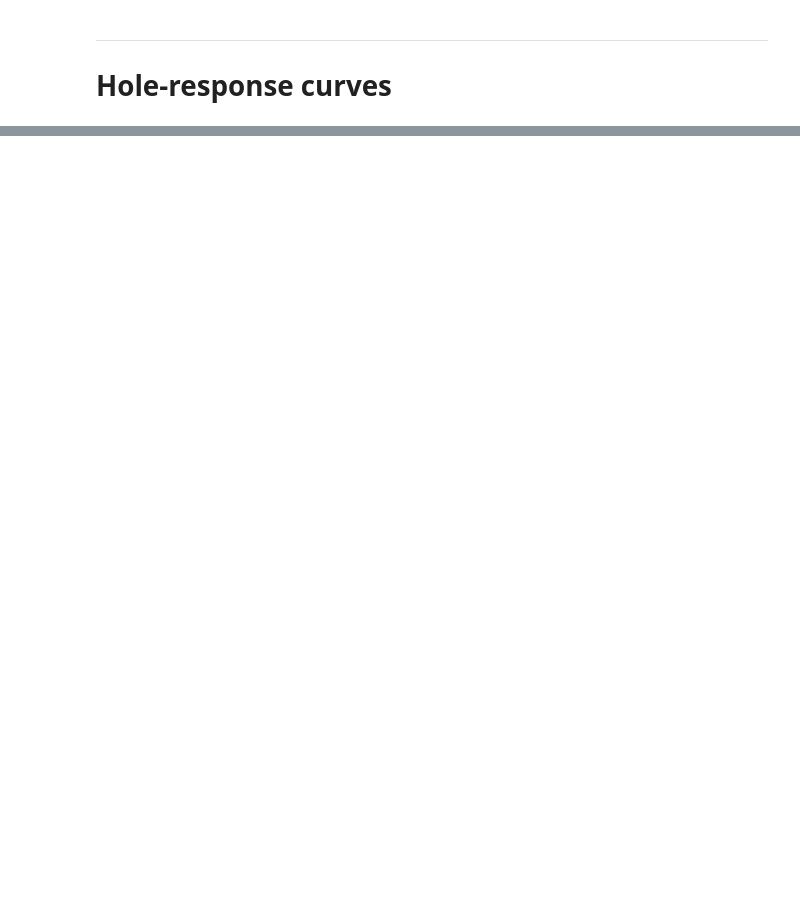
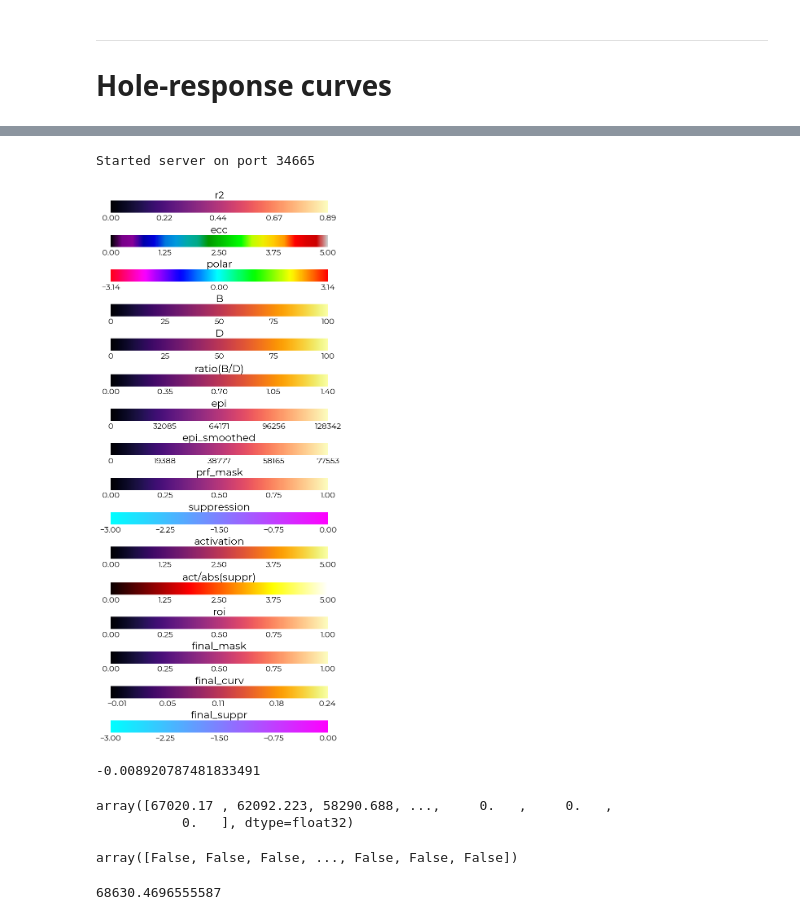
Before and after one commit to spinoza-centre/holeresponse, a Jupyter notebook: notebooks/hr_curve.ipynb, the cells around one changed output, grey strips where cells are left out. Drawn from its saved outputs; the diff is of its cells as text; code cells hidden in the pictures; blank space fills up the shorter version.

```diff
--- a/notebooks/hr_curve.ipynb
+++ b/notebooks/hr_curve.ipynb
@@ -343,0 +173,7 @@ prf.Parameters(pars, model="norm").to_df()
+# %%
+try:
+    tv_surf.data_dict.pop("epi_smoothed")
+except:
+    pass
+
+tv_surf.data_dict
@@ -343,0 +193,8 @@ prf.Parameters(pars, model="norm").to_df()
+# %%
+tv_surf.open_pycortex(
+    radius=240,
+    pivot=-40,
+)
+# %% [output]
+Started server on port 34665
+[figure, added]
@@ -343,0 +214,44 @@ prf.Parameters(pars, model="norm").to_df()
+# %%
+np.nanmin(mask_by_curv)
+# %% [output]
+-0.008920787481833491
+# %%
+tv_surf.epi
+# %% [output]
+array([67020.17 , 62092.223, 58290.688, ...,     0.   ,     0.   ,
+           0.   ], dtype=float32)
+# %%
+tv_surf.surface.whole_roi
+# %% [output]
+array([False, False, False, ..., False, False, False])
+# %%
+# mask with V1
+sm_epi = np.zeros_like(tv_surf.epi)
+sm_epi[tv_surf.surface.whole_roi] = tv_surf.epi[tv_surf.surface.whole_roi]
+
+# no smoothings
+epi_v = pycortex.Vertex2D_fix(
+    sm_epi,
+    data2=tv_surf.surface.whole_roi,
+    vmin1=0,
+    vmax1=sm_epi.max(),
+    cmap="magma",
+    subject=tv_surf.subject)
+
+sm_dict = {"no_smoothing": epi_v}
+
+# smooth over subsurface
+sm_epi_in = tv_surf.surface.smooth_subsurface(sm_epi)
+sm_epi_v = pycortex.Vertex2D_fix(
+    sm_epi_in,
+    data2=tv_surf.surface.whole_roi,
+    vmin1=0,
+    vmax1=sm_epi.max(),
+    cmap="magma",
+    subject=tv_surf.subject)
+
+sm_dict["smoothing"] = sm_epi_v
+
+print(np.nanmax(sm_epi_in))
+# %% [output]
+68630.4696555587
```
Also changed, not shown: parts of 74 cells of this notebook.
